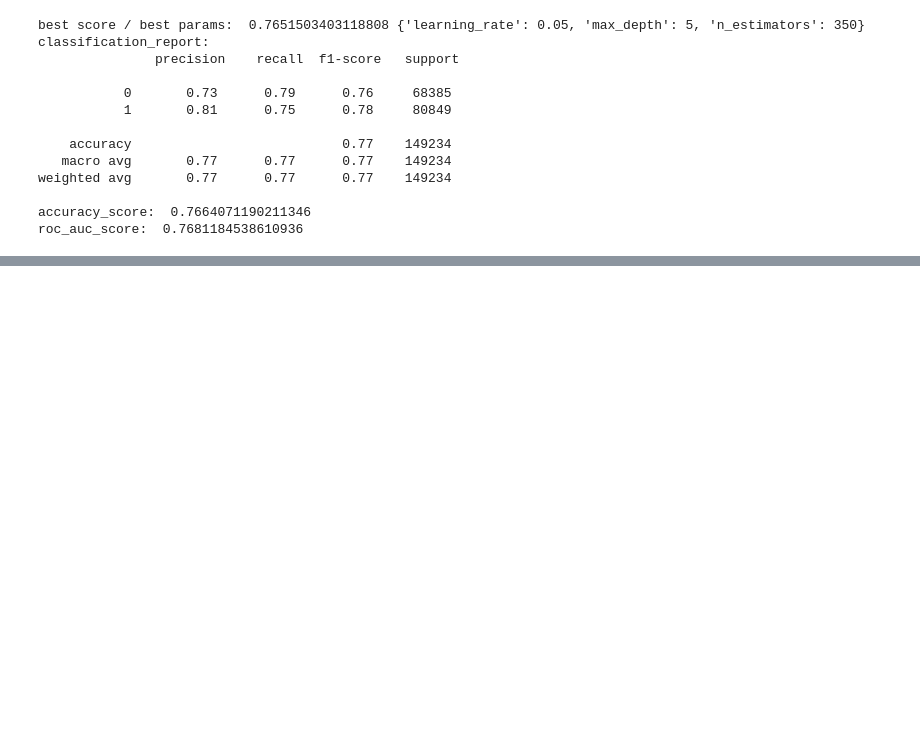
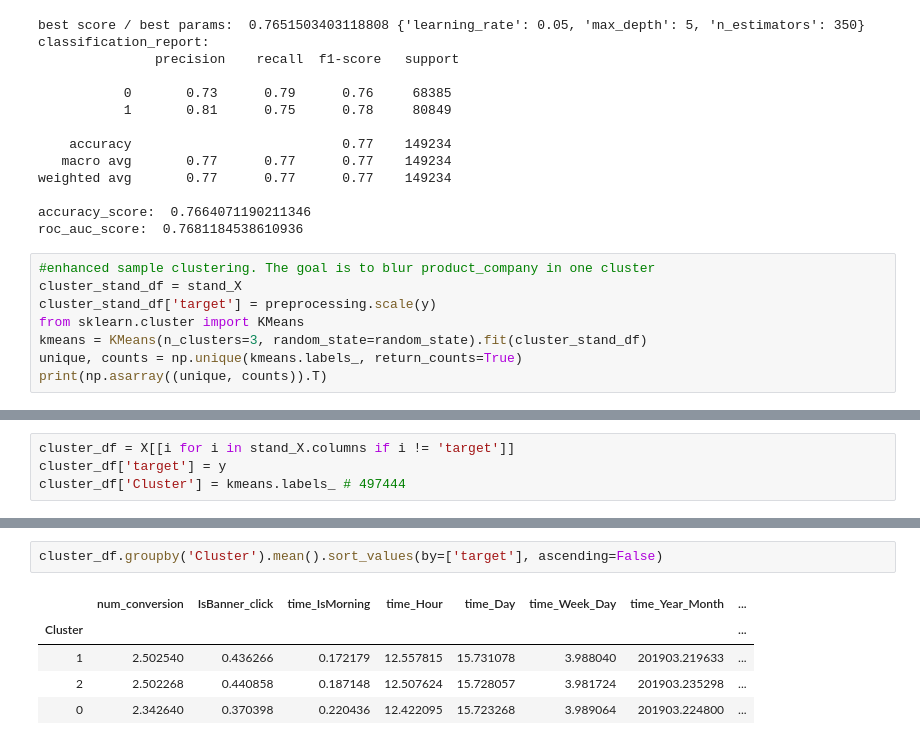
Before and after one commit to befowle/AB_Testing, a Jupyter notebook: ab_testing.ipynb, the cells around one changed output, grey strips where cells are left out. Cells and saved outputs as stored; diff of their text form; blank space fills up the shorter version.

Commit message:
cluster

```diff
--- a/ab_testing.ipynb
+++ b/ab_testing.ipynb
@@ -695,3 +695,11 @@ weighted avg       0.77      0.77      0.77    149234
 
 accuracy_score:  0.7664071190211346
 roc_auc_score:  0.7681184538610936
+# %%
+#enhanced sample clustering. The goal is to blur product_company in one cluster
+cluster_stand_df = stand_X
+cluster_stand_df['target'] = preprocessing.scale(y)
+from sklearn.cluster import KMeans
+kmeans = KMeans(n_clusters=3, random_state=random_state).fit(cluster_stand_df)
+unique, counts = np.unique(kmeans.labels_, return_counts=True)
+print(np.asarray((unique, counts)).T)
@@ -697,0 +710,4 @@ roc_auc_score:  0.7681184538610936
+# %%
+cluster_df = X[[i for i in stand_X.columns if i != 'target']]
+cluster_df['target'] = y
+cluster_df['Cluster'] = kmeans.labels_ # 497444
@@ -697,0 +741,8 @@ roc_auc_score:  0.7681184538610936
+# %%
+cluster_df.groupby('Cluster').mean().sort_values(by=['target'], ascending=False)
+# %% [output]
+|  | num_conversion | IsBanner_click | time_IsMorning | time_Hour | time_Day | time_Week_Day | time_Year_Month | ... |
+| Cluster |  |  |  |  |  |  |  | ... |
+| 1 | 2.502540 | 0.436266 | 0.172179 | 12.557815 | 15.731078 | 3.988040 | 201903.219633 | ... |
+| 2 | 2.502268 | 0.440858 | 0.187148 | 12.507624 | 15.728057 | 3.981724 | 201903.235298 | ... |
+| 0 | 2.342640 | 0.370398 | 0.220436 | 12.422095 | 15.723268 | 3.989064 | 201903.224800 | ... |
```
Also changed, not shown: parts of 4 cells of this notebook.
